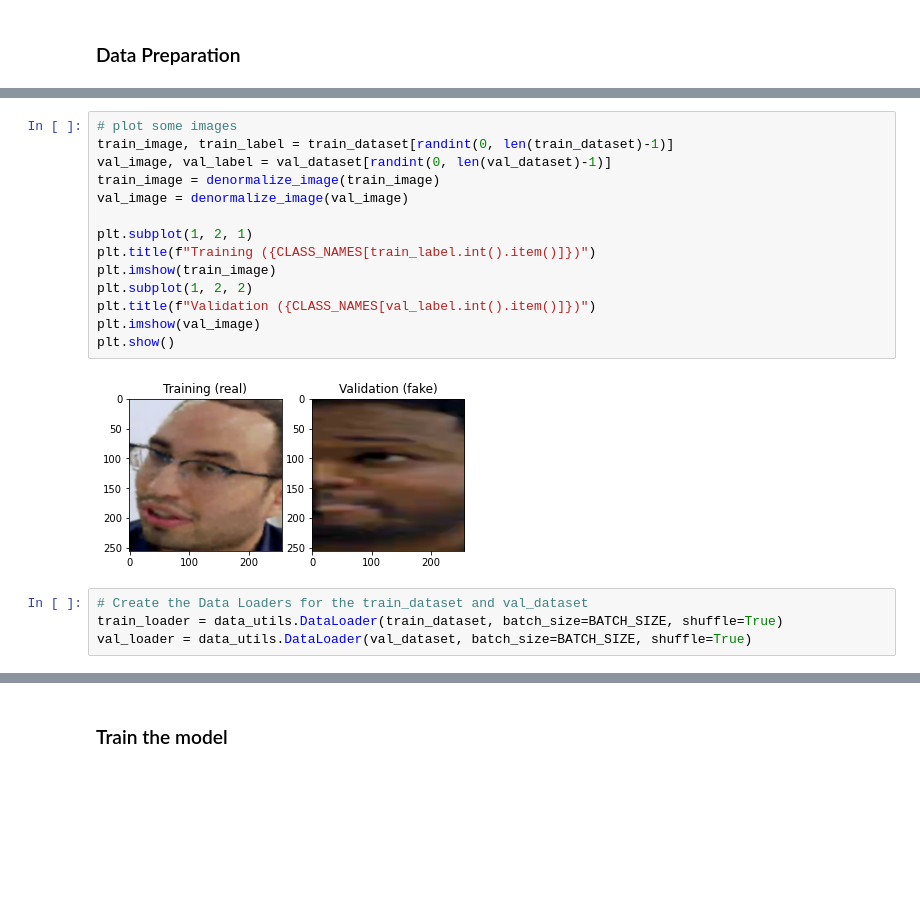
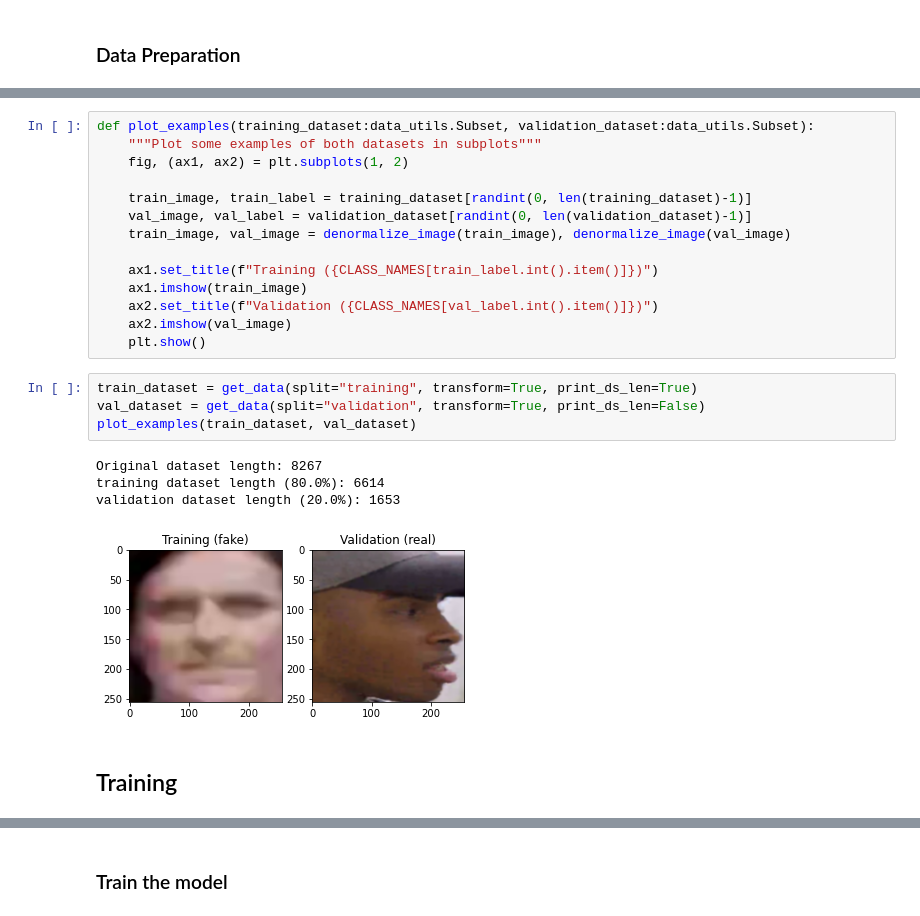
Before and after one commit to aaronespasa/deepfake-detection, a Jupyter notebook: training.ipynb, the cells around one changed output, grey strips where cells are left out. Saved outputs shown, nothing was run; the diff lists cells and outputs as text; blank space fills up the shorter version.

```diff
--- a/training.ipynb
+++ b/training.ipynb
@@ -48,20 +137,25 @@ Validation dataset size 20%: 1653
 # %%
-# plot some images
-train_image, train_label = train_dataset[randint(0, len(train_dataset)-1)]
-val_image, val_label = val_dataset[randint(0, len(val_dataset)-1)]
-train_image = denormalize_image(train_image)
-val_image = denormalize_image(val_image)
+def plot_examples(training_dataset:data_utils.Subset, validation_dataset:data_utils.Subset):
+    """Plot some examples of both datasets in subplots"""
+    fig, (ax1, ax2) = plt.subplots(1, 2)
 
-plt.subplot(1, 2, 1)
-plt.title(f"Training ({CLASS_NAMES[train_label.int().item()]})")
-plt.imshow(train_image)
-plt.subplot(1, 2, 2)
-plt.title(f"Validation ({CLASS_NAMES[val_label.int().item()]})")
-plt.imshow(val_image)
-plt.show()
+    train_image, train_label = training_dataset[randint(0, len(training_dataset)-1)]
+    val_image, val_label = validation_dataset[randint(0, len(validation_dataset)-1)]
+    train_image, val_image = denormalize_image(train_image), denormalize_image(val_image)
+
+    ax1.set_title(f"Training ({CLASS_NAMES[train_label.int().item()]})")
+    ax1.imshow(train_image)
+    ax2.set_title(f"Validation ({CLASS_NAMES[val_label.int().item()]})")
+    ax2.imshow(val_image)
+    plt.show()
-# %% [output]
-[figure, removed]
-# %%
-# Create the Data Loaders for the train_dataset and val_dataset
-train_loader = data_utils.DataLoader(train_dataset, batch_size=BATCH_SIZE, shuffle=True)
-val_loader = data_utils.DataLoader(val_dataset, batch_size=BATCH_SIZE, shuffle=True)
+# %%
+train_dataset = get_data(split="training", transform=True, print_ds_len=True)
+val_dataset = get_data(split="validation", transform=True, print_ds_len=False)
+plot_examples(train_dataset, val_dataset)
+# %% [output]
+Original dataset length: 8267
+training dataset length (80.0%): 6614
+validation dataset length (20.0%): 1653
+[figure, added]
+# %% [markdown]
+## Training
```
Also changed, not shown: parts of 41 cells of this notebook, 2 other files.
